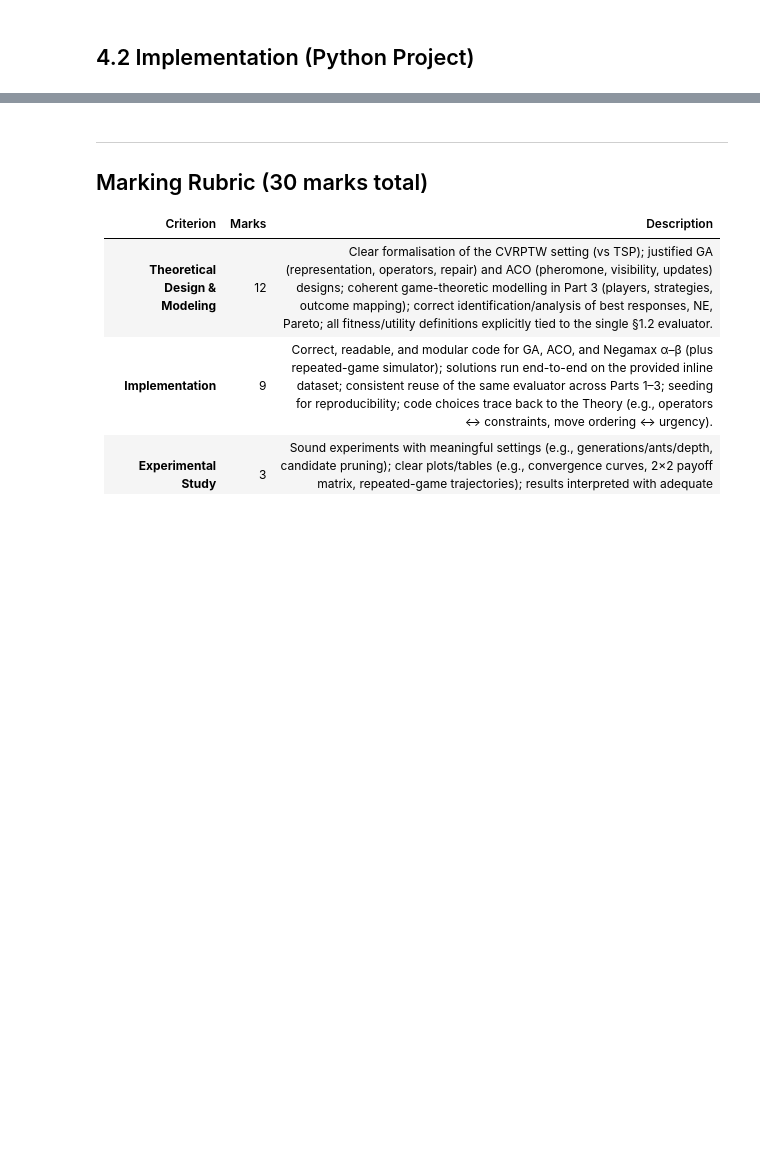
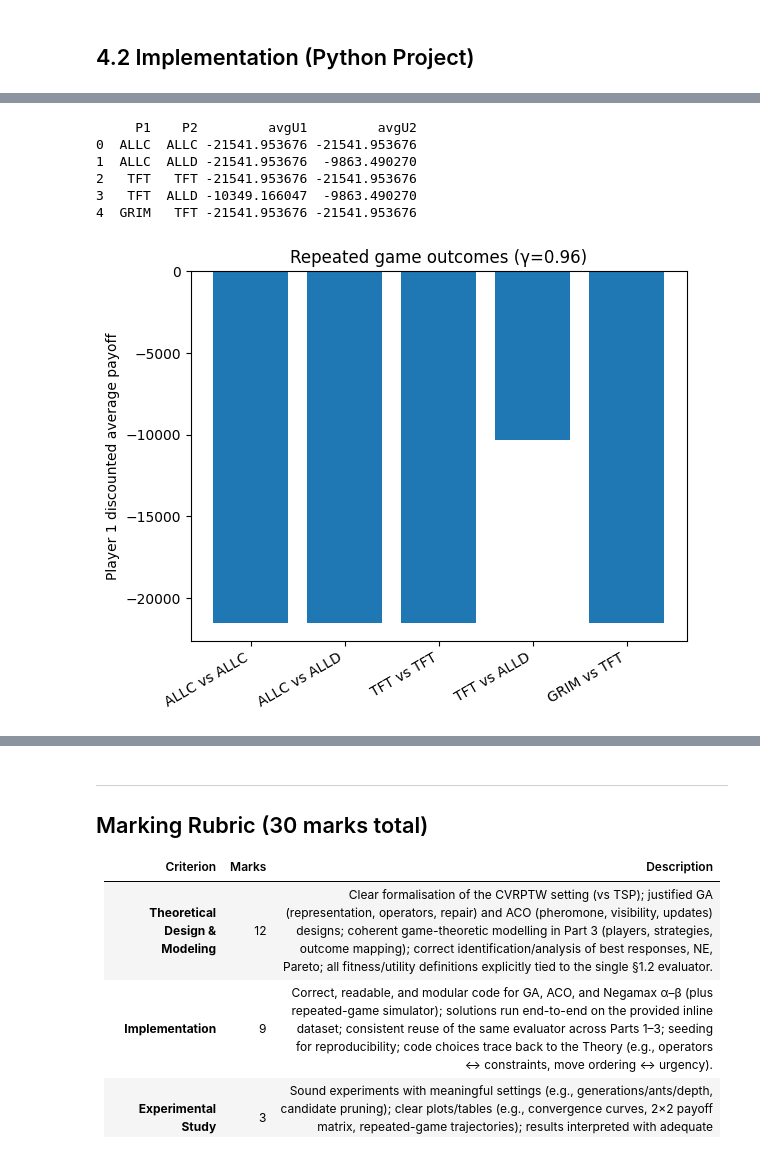
Before and after one commit to Mugi98/COMP-6410, a Jupyter notebook: Assignment_2.ipynb, the cells around one changed output, grey strips where cells are left out. Saved outputs shown, nothing was run; the diff lists cells and outputs as text; code cells hidden in the pictures; blank space fills up the shorter version.

```diff
--- a/Assignment_2.ipynb
+++ b/Assignment_2.ipynb
@@ -423,3 +1707,38 @@ TODO(you)
 # %%
-# TODO(you) repeated game
+# 4.2 Implementation — Repeated game simulations
+
+# Reuse matrices from the one-shot stage as per-period payoffs for (C,D)
+C, D = 0, 1
+strategies = {
+    "ALLC": always_cooperate,
+    "ALLD": always_defect,
+    "TFT":  tit_for_tat,
+    "GRIM": grim_trigger,
+}
+
+pairs = [("ALLC","ALLC"), ("ALLC","ALLD"), ("TFT","TFT"), ("TFT","ALLD"), ("GRIM","TFT")]
+rows = []
+for s1, s2 in pairs:
+    res = simulate_repeated(U1, U2, strategies[s1], strategies[s2], T=80, gamma=0.96)
+    rows.append({"P1": s1, "P2": s2, "avgU1": res["avgU1"], "avgU2": res["avgU2"]})
+
+import pandas as pd
+df_rep = pd.DataFrame(rows)
+print(df_rep)
+
+# Visual: Player 1 average payoff across strategy pairs
+plt.figure()
+plt.bar(range(len(rows)), [r["avgU1"] for r in rows])
+plt.xticks(range(len(rows)), [f"{r['P1']} vs {r['P2']}" for r in rows], rotation=30, ha="right")
+plt.ylabel("Player 1 discounted average payoff")
+plt.title("Repeated game outcomes (γ=0.96)")
+plt.show()
+# %% [output]
+     P1    P2         avgU1         avgU2
+0  ALLC  ALLC -21541.953676 -21541.953676
+1  ALLC  ALLD -21541.953676  -9863.490270
+2   TFT   TFT -21541.953676 -21541.953676
+3   TFT  ALLD -10349.166047  -9863.490270
+4  GRIM   TFT -21541.953676 -21541.953676
+[figure, added]
 # %% [markdown]
```
Also changed, not shown: parts of 17 cells of this notebook.
